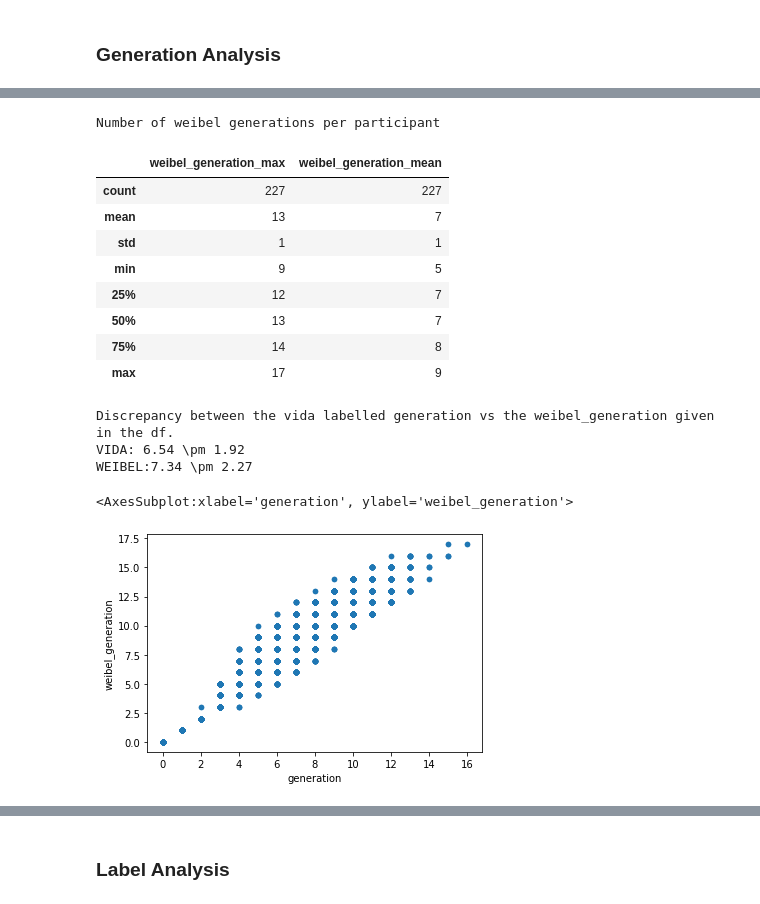
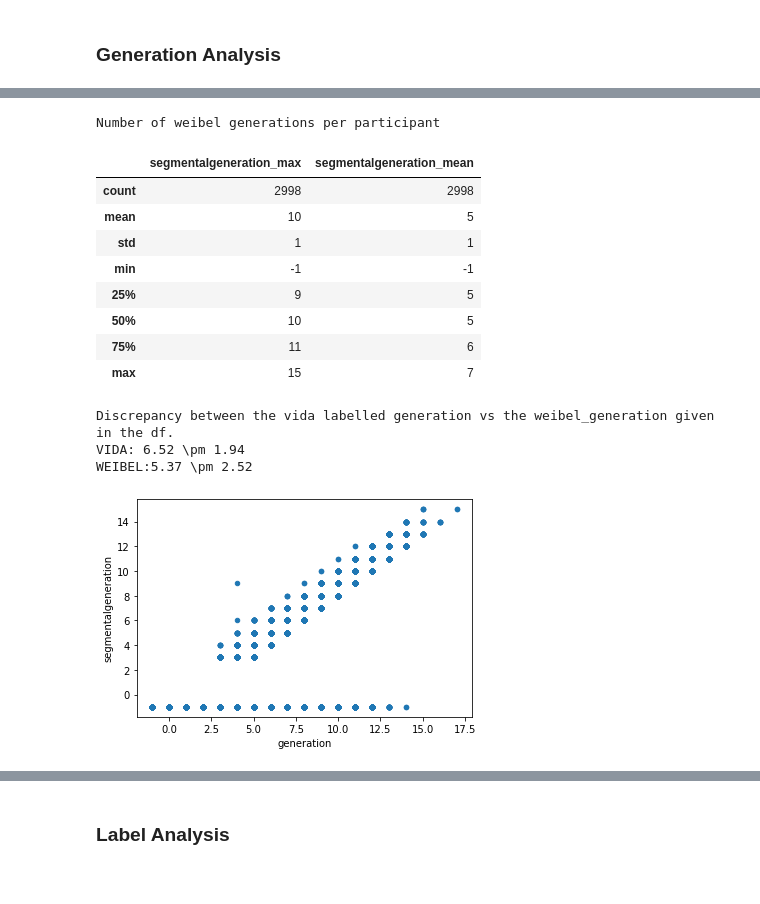
Before and after one commit to s-n-naik/airway_exploration, a Jupyter notebook: pilot_data_exploration.ipynb, the cells around one changed output, grey strips where cells are left out. Saved outputs shown, nothing was run; the diff lists cells and outputs as text; code cells hidden in the pictures.

Commit message:
pilot data exploration with full dataset

```diff
--- a/pilot_data_exploration.ipynb
+++ b/pilot_data_exploration.ipynb
@@ -13,9 +11,11 @@ ModuleNotFoundError: No module named 'pytorch'
 # %% [markdown]
 ## Data Loading
 # %%
-df = pd.read_excel(os.path.abspath("/home/sneha/airway_tree_pilot.xlsx"), sheet_name=0)
+df = pd.read_csv(os.path.abspath("/home/sneha/e5lungairwaysvida_20140211.csv"))
 # %%
 df.drop(columns = ["manufacturer", "model"], inplace=True)
 # %%
-df.describe()
+print(len(df))
+df.dropna(subset=['startbpid', 'endbpid', 'idno', 'dircosx', 'dircosy', 'dircosz', 'centerlinelength', 'segmentalgeneration' ], inplace=True)
+print(len(df))
 # %% [output]
@@ -189,7 +132,7 @@ print("Number of weibel generations per participant")
 
 weibel = df.groupby("idno").agg(
     {
-        "weibel_generation":["max", "mean"]
+        "segmentalgeneration":["max", "mean"]
     }
 )
 
@@ -203,23 +146,23 @@ weibel.columns = new_cols
 weibel.describe().round().astype(int)
 # %% [output]
 Number of weibel generations per participant
-|  | weibel_generation_max | weibel_generation_mean |
-| count | 227 | 227 |
-| mean | 13 | 7 |
+|  | segmentalgeneration_max | segmentalgeneration_mean |
+| count | 2998 | 2998 |
+| mean | 10 | 5 |
 | std | 1 | 1 |
-| min | 9 | 5 |
-| 25% | 12 | 7 |
-| 50% | 13 | 7 |
-| 75% | 14 | 8 |
-| max | 17 | 9 |
+| min | -1 | -1 |
+| 25% | 9 | 5 |
+| 50% | 10 | 5 |
+| 75% | 11 | 6 |
+| max | 15 | 7 |
 # %%
 # weibel gen vs gen labelled by vida --> from data dictionary Generation: This is not a useful variable, but is output by VIDA. It is a rough count of airway generation (trachea = 0), but it forces some anatomic airways to have specific values.
 
-print(f"Discrepancy between the vida labelled generation vs the weibel_generation given in the df.\nVIDA: {df.generation.mean():.2f} \pm {df.generation.std():.2f}\nWEIBEL:{df.weibel_generation.mean():.2f} \pm {df.weibel_generation.std():.2f}  ")
-df.plot.scatter(x="generation", y="weibel_generation")
+print(f"Discrepancy between the vida labelled generation vs the weibel_generation given in the df.\nVIDA: {df.generation.mean():.2f} \pm {df.generation.std():.2f}\nWEIBEL:{df.segmentalgeneration.mean():.2f} \pm {df.segmentalgeneration.std():.2f}  ")
+df.plot.scatter(x="generation", y="segmentalgeneration")
+plt.show()
 # %% [output]
 Discrepancy between the vida labelled generation vs the weibel_generation given in the df.
-VIDA: 6.54 \pm 1.92
-WEIBEL:7.34 \pm 2.27
+VIDA: 6.52 \pm 1.94
+WEIBEL:5.37 \pm 2.52
-<AxesSubplot:xlabel='generation', ylabel='weibel_generation'>
-[figure, old version]
+[figure, new version]
```
Also changed, not shown: parts of 41 cells of this notebook.
